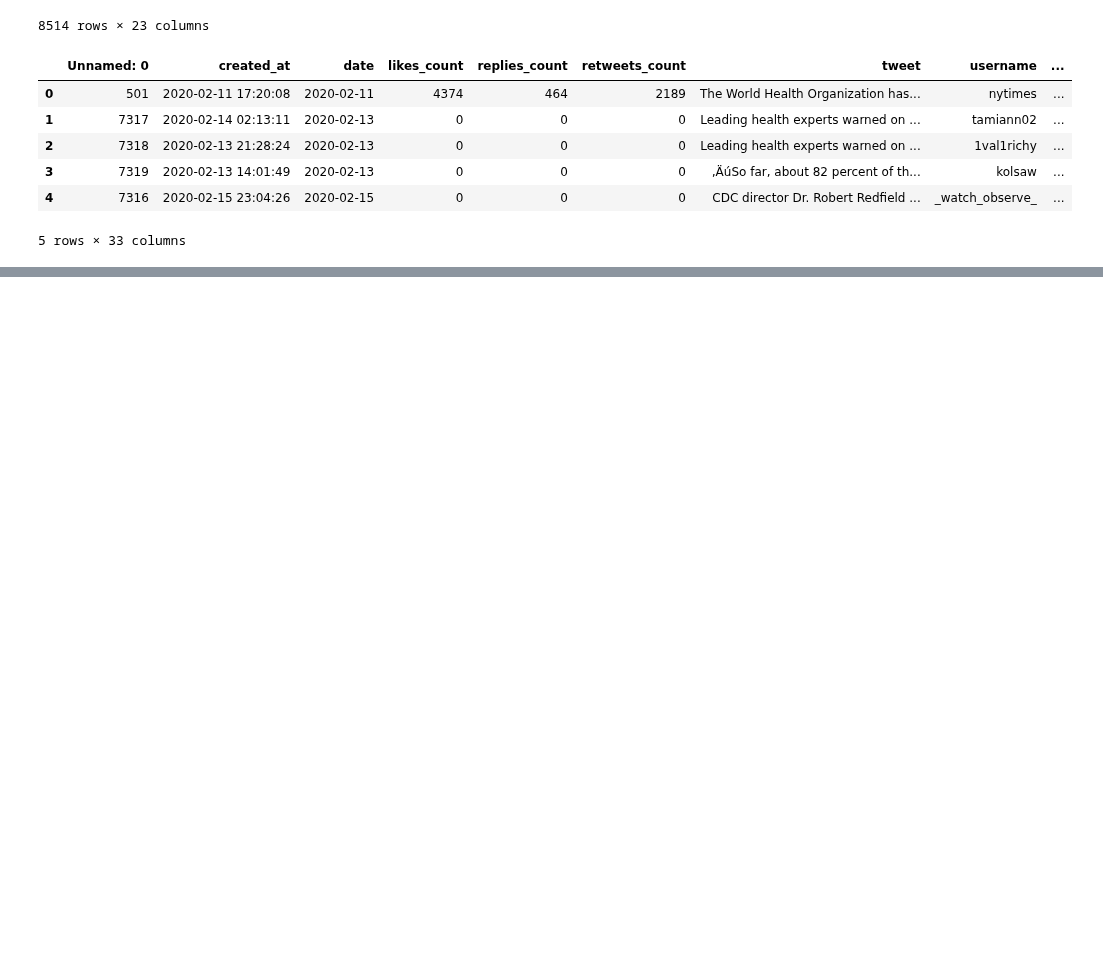
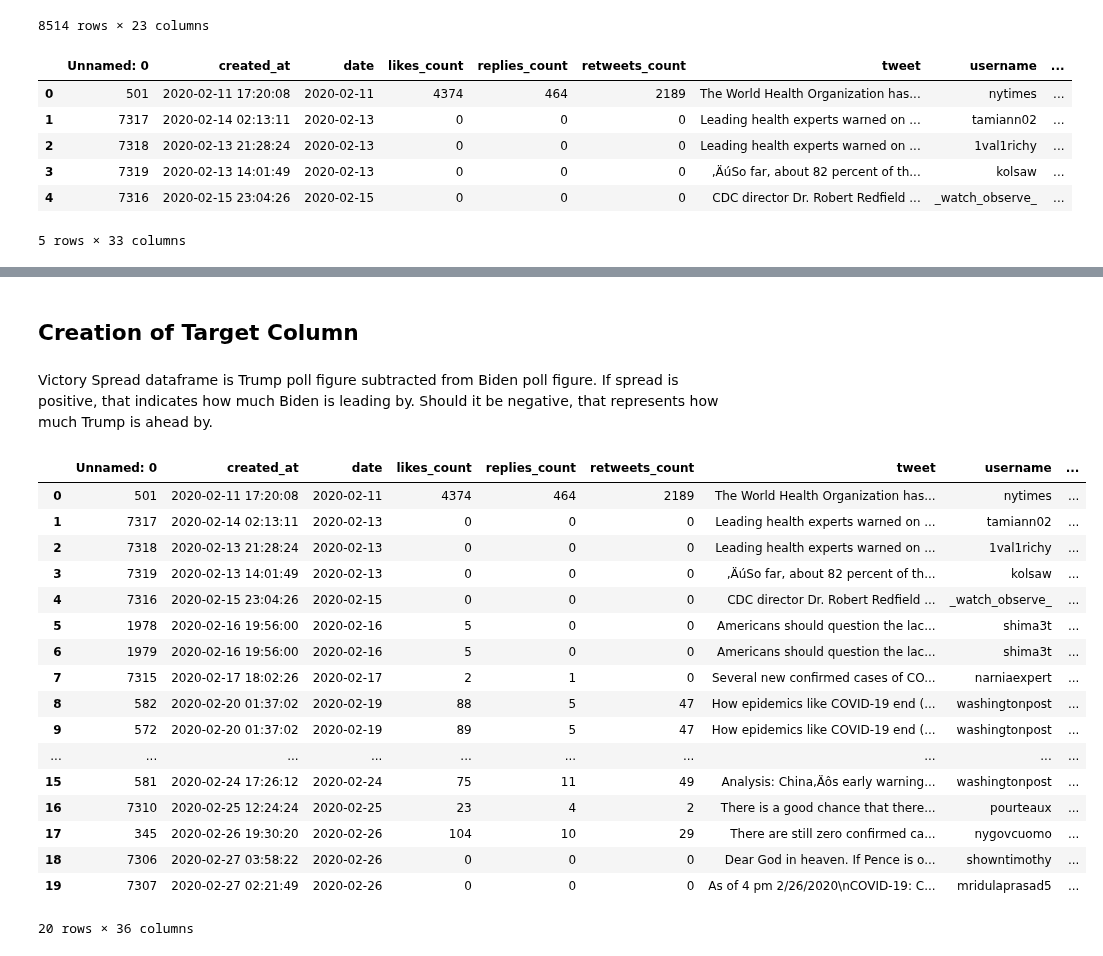
Before and after one commit to jdsmithwes/Capstone-Project, a Jupyter notebook: Dataset_creation_notebook.ipynb, the cells around one changed output, grey strips where cells are left out. Saved outputs shown, nothing was run; the diff lists cells and outputs as text; code cells hidden in the pictures; blank space fills up the shorter version.

```diff
--- a/Dataset_creation_notebook.ipynb
+++ b/Dataset_creation_notebook.ipynb
@@ -352,0 +369,4 @@ Master_Tweet_df.head()
+# %% [markdown]
+## Creation of Target Column
+# %% [markdown]
+Victory Spread dataframe is Trump poll figure subtracted from Biden poll figure. If spread is positive, that indicates how much Biden is leading by. Should it be negative, that represents how much Trump is ahead by.
@@ -352,0 +387,21 @@ Master_Tweet_df.head()
+# %%
+Master_Tweet_df.head(20)
+# %% [output]
+|  | Unnamed: 0 | created_at | date | likes_count | replies_count | retweets_count | tweet | username | ... |
+| 0 | 501 | 2020-02-11 17:20:08 | 2020-02-11 | 4374 | 464 | 2189 | The World Health Organization has... | nytimes | ... |
+| 1 | 7317 | 2020-02-14 02:13:11 | 2020-02-13 | 0 | 0 | 0 | Leading health experts warned on ... | tamiann02 | ... |
+| 2 | 7318 | 2020-02-13 21:28:24 | 2020-02-13 | 0 | 0 | 0 | Leading health experts warned on ... | 1val1richy | ... |
+| 3 | 7319 | 2020-02-13 14:01:49 | 2020-02-13 | 0 | 0 | 0 | ‚ÄúSo far, about 82 percent of th... | kolsaw | ... |
+| 4 | 7316 | 2020-02-15 23:04:26 | 2020-02-15 | 0 | 0 | 0 | CDC director Dr. Robert Redfield ... | _watch_observe_ | ... |
+| 5 | 1978 | 2020-02-16 19:56:00 | 2020-02-16 | 5 | 0 | 0 | Americans should question the lac... | shima3t | ... |
+| 6 | 1979 | 2020-02-16 19:56:00 | 2020-02-16 | 5 | 0 | 0 | Americans should question the lac... | shima3t | ... |
+| 7 | 7315 | 2020-02-17 18:02:26 | 2020-02-17 | 2 | 1 | 0 | Several new confirmed cases of CO... | narniaexpert | ... |
+| 8 | 582 | 2020-02-20 01:37:02 | 2020-02-19 | 88 | 5 | 47 | How epidemics like COVID-19 end (... | washingtonpost | ... |
+| 9 | 572 | 2020-02-20 01:37:02 | 2020-02-19 | 89 | 5 | 47 | How epidemics like COVID-19 end (... | washingtonpost | ... |
+| ... | ... | ... | ... | ... | ... | ... | ... | ... | ... |
+| 15 | 581 | 2020-02-24 17:26:12 | 2020-02-24 | 75 | 11 | 49 | Analysis: China‚Äôs early warning... | washingtonpost | ... |
+| 16 | 7310 | 2020-02-25 12:24:24 | 2020-02-25 | 23 | 4 | 2 | There is a good chance that there... | pourteaux | ... |
+| 17 | 345 | 2020-02-26 19:30:20 | 2020-02-26 | 104 | 10 | 29 | There are still zero confirmed ca... | nygovcuomo | ... |
+| 18 | 7306 | 2020-02-27 03:58:22 | 2020-02-26 | 0 | 0 | 0 | Dear God in heaven. If Pence is o... | showntimothy | ... |
+| 19 | 7307 | 2020-02-27 02:21:49 | 2020-02-26 | 0 | 0 | 0 | As of 4 pm 2/26/2020\nCOVID-19: C... | mridulaprasad5 | ... |
+20 rows × 36 columns
```
Also changed, not shown: parts of 9 cells of this notebook, 3 other files.
